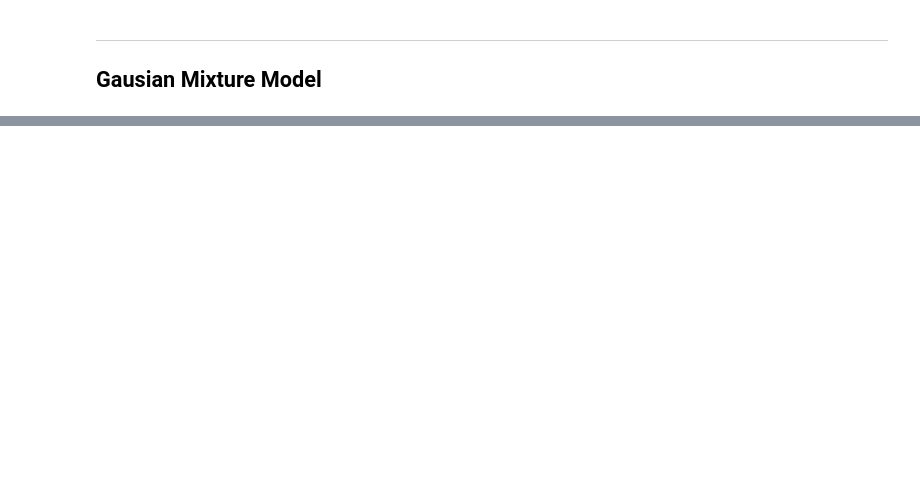
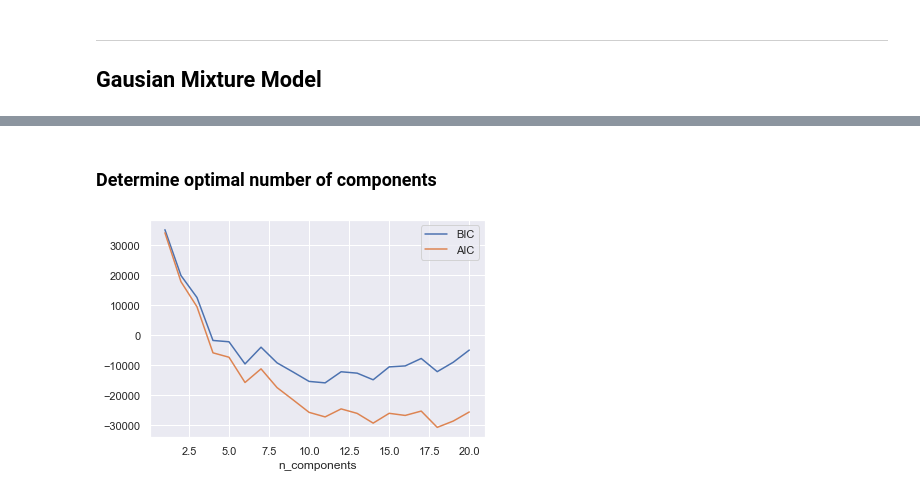
Before and after one commit to leomorpho/CMPT419-A2, a Jupyter notebook: A2 - Clustering and Visualization.ipynb, the cells around one changed output, grey strips where cells are left out. Saved outputs shown, nothing was run; the diff lists cells and outputs as text; code cells hidden in the pictures; blank space fills up the shorter version.

Commit message:
Find best number of components

```diff
--- a/A2 - Clustering and Visualization.ipynb
+++ b/A2 - Clustering and Visualization.ipynb
@@ -363,0 +356,15 @@ plt.scatter(X_train[:, 0], X_train[:, 1], c=labels, s=size, cmap='viridis');
+# %% [markdown]
+### Determine optimal number of components
+# %%
+# Turn off DEBUG logs otherwise the below graph fills the logs...
+logging.basicConfig(level=logging.ERROR)
+
+n_components = np.arange(1, 21)
+models = [GMM(n, covariance_type='full', random_state=0).fit(X_train)
+          for n in n_components]
+plt.plot(n_components, [m.bic(X_train) for m in models], label='BIC')
+plt.plot(n_components, [m.aic(X_train) for m in models], label='AIC')
+plt.legend(loc='best')
+plt.xlabel('n_components');
+# %% [output]
+[figure, added]
```
Also changed, not shown: parts of 3 cells of this notebook.
